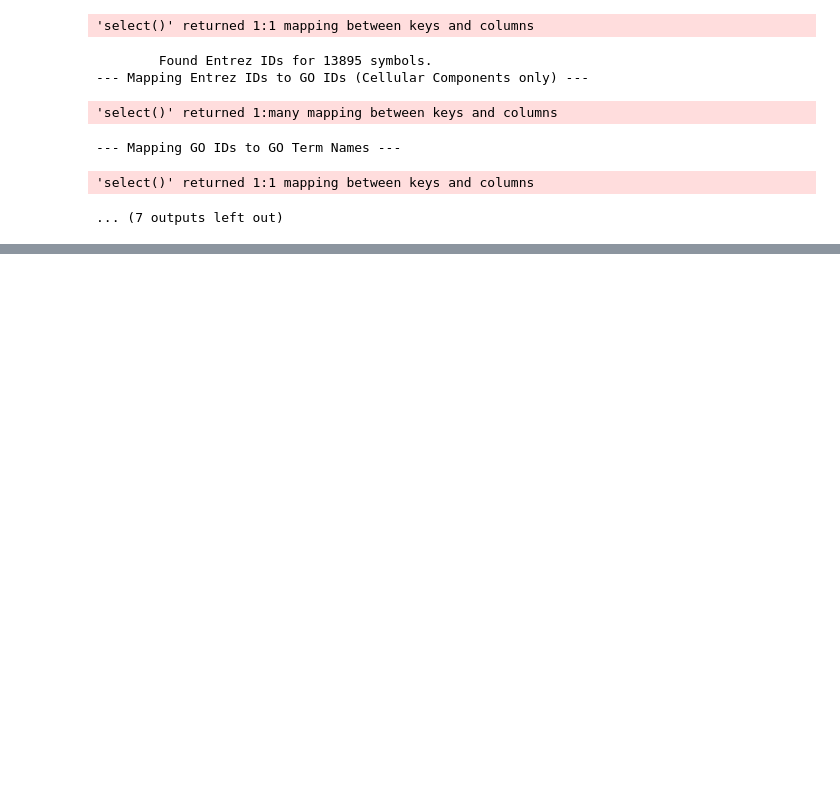
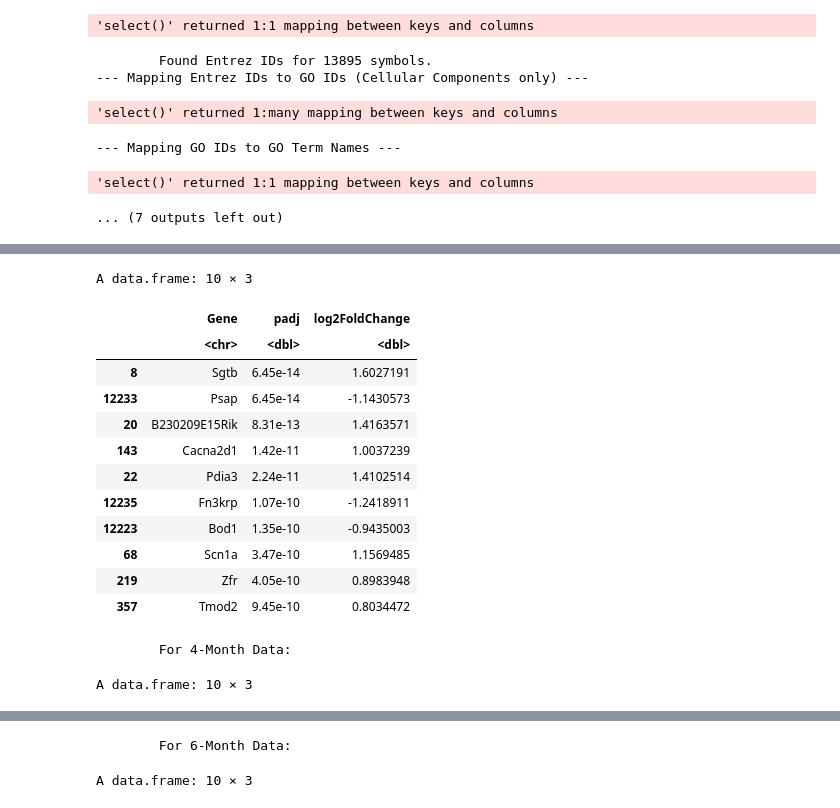
Before and after one commit to evanlin917/mice-stroke-gene-marker-analysis, a Jupyter notebook: analysis.ipynb, the cells around one changed output, grey strips where cells are left out. Drawn from its saved outputs; the diff is of its cells as text; code cells hidden in the pictures; blank space fills up the shorter version.

Commit message:
feat: Identification of overly represented genes

```diff
--- a/analysis.ipynb
+++ b/analysis.ipynb
@@ -304,3 +320,66 @@ print(head(go_term_counts_6m, 10))
 --- Mapping GO IDs to GO Term Names ---
 'select()' returned 1:1 mapping between keys and columns
 ... (7 outputs left out)
+# %%
+# --- Step 1: Convert numeric-data columns in dataframes back to numeric ---
+cols_to_convert <- c(
+  "baseMean", "log2FoldChange", "FC",
+  "lfcSE", "pvalue", "padj"
+)
+data_2_month[cols_to_convert] <- lapply(
+  data_2_month[cols_to_convert],
+  function(x) as.numeric(as.character(x))
+)
+data_4_month[cols_to_convert] <- lapply(
+  data_4_month[cols_to_convert],
+  function(x) as.numeric(as.character(x))
+)
+data_6_month[cols_to_convert] <- lapply(
+  data_6_month[cols_to_convert],
+  function(x) as.numeric(as.character(x))
+)
+
+# --- Step 2: Filter for genes with statistically significant padj ---
+cat("--- Filtering for statistically significant expressed genes ---\n")
+stat_sig_2_month <- data_2_month[data_2_month$padj < 0.05, ]
+stat_sig_4_month <- data_4_month[data_4_month$padj < 0.05, ]
+stat_sig_6_month <- data_6_month[data_6_month$padj < 0.05, ]
+
+cat("--- Sorting statistically significant expressed genes in ascending order ---\n") # nolint
+stat_sig_2_month <- stat_sig_2_month[order(stat_sig_2_month$padj), ]
+stat_sig_4_month <- stat_sig_4_month[order(stat_sig_4_month$padj), ]
+stat_sig_6_month <- stat_sig_6_month[order(stat_sig_6_month$padj), ]
+
+cat("--- Top 10 statistically significant expressed gene markers ---\n")
+cat("\tFor 2-Month Data:\n")
+head(stat_sig_2_month[, c("Gene", "padj", "log2FoldChange")], 10)
+cat("\tFor 4-Month Data:\n")
+head(stat_sig_4_month[, c("Gene", "padj", "log2FoldChange")], 10)
+cat("\tFor 6-Month Data:\n")
+head(stat_sig_6_month[, c("Gene", "padj", "log2FoldChange")], 10)
+
+# --- Step 3: Filter for genes with differentially significant log2FoldChange --- # nolint
+cat("\n--- Filtering for differentially significant expressed genes ---\n")
+diff_sig_2_month <- stat_sig_2_month[
+  abs(stat_sig_2_month$log2FoldChange) >= 1,
+]
+diff_sig_4_month <- stat_sig_4_month[
+  abs(stat_sig_4_month$log2FoldChange) >= 1,
+]
+diff_sig_6_month <- stat_sig_6_month[
+  abs(stat_sig_6_month$log2FoldChange) >= 1,
+]
+
+cat("--- Sorting differentially significant expressed genes in ascending order ---\n") # nolint
+diff_sig_2_month <- diff_sig_2_month[order(-diff_sig_2_month$log2FoldChange), ]
+diff_sig_4_month <- diff_sig_4_month[order(-diff_sig_4_month$log2FoldChange), ]
+diff_sig_6_month <- diff_sig_6_month[order(-diff_sig_6_month$log2FoldChange), ]
+
+cat("--- Top 10 differentially significant expressed gene markers ---\n")
+cat("\tFor 2-Month Data:\n")
+head(diff_sig_2_month[, c("Gene", "log2FoldChange", "padj")], 10)
+cat("\tFor 4-Month Data:\n")
+head(diff_sig_4_month[, c("Gene", "log2FoldChange", "padj")], 10)
+cat("\tFor 6-Month Data:\n")
+head(diff_sig_6_month[, c("Gene", "log2FoldChange", "padj")], 10)
+# %% [output]
@@ -306,0 +390,15 @@ print(head(go_term_counts_6m, 10))
+A data.frame: 10 × 3
+|  | Gene | padj | log2FoldChange |
+|  | <chr> | <dbl> | <dbl> |
+| 8 | Sgtb | 6.45e-14 | 1.6027191 |
+| 12233 | Psap | 6.45e-14 | -1.1430573 |
+| 20 | B230209E15Rik | 8.31e-13 | 1.4163571 |
+| 143 | Cacna2d1 | 1.42e-11 | 1.0037239 |
+| 22 | Pdia3 | 2.24e-11 | 1.4102514 |
+| 12235 | Fn3krp | 1.07e-10 | -1.2418911 |
+| 12223 | Bod1 | 1.35e-10 | -0.9435003 |
+| 68 | Scn1a | 3.47e-10 | 1.1569485 |
+| 219 | Zfr | 4.05e-10 | 0.8983948 |
+| 357 | Tmod2 | 9.45e-10 | 0.8034472 |
+        For 4-Month Data:
+A data.frame: 10 × 3
@@ -306,0 +417,2 @@ print(head(go_term_counts_6m, 10))
+        For 6-Month Data:
+A data.frame: 10 × 3
```
Also changed, not shown: parts of 3 cells of this notebook.
